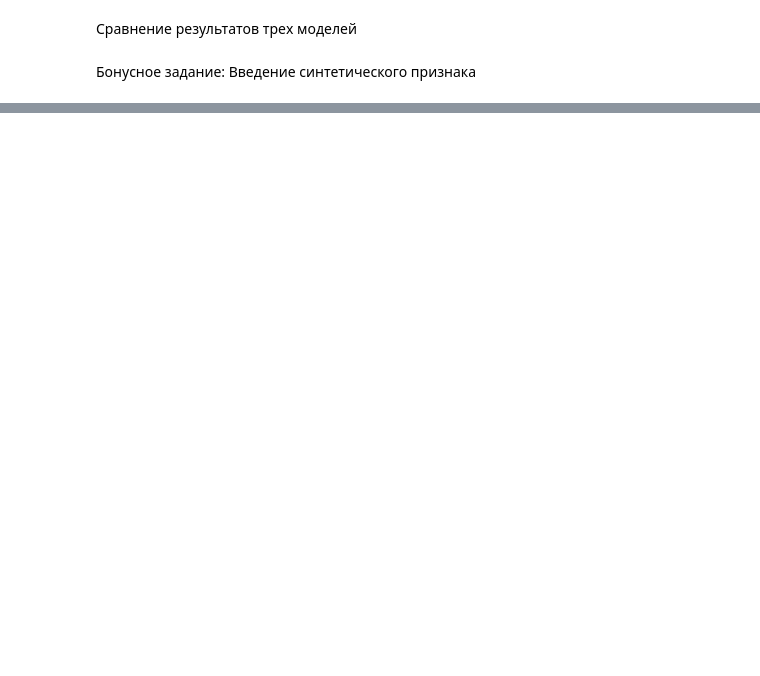
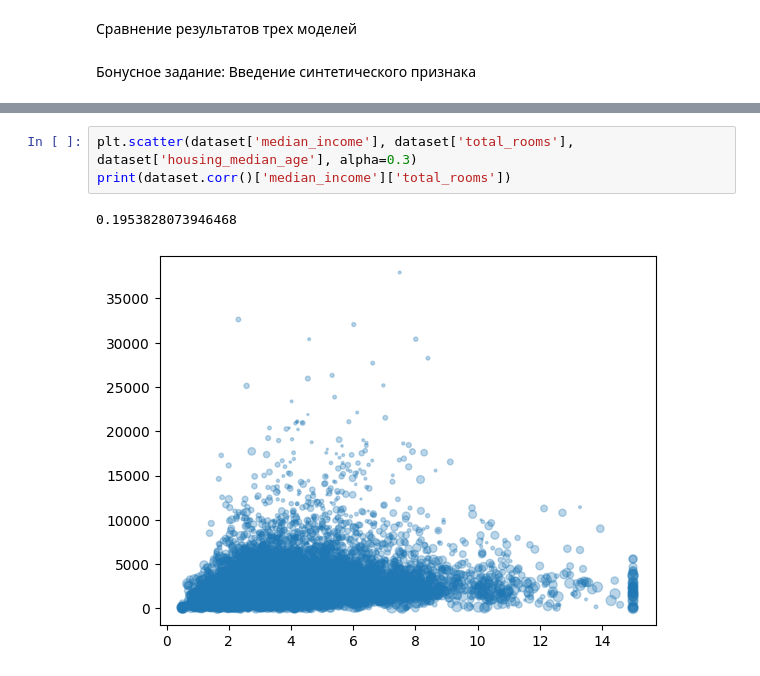
Before and after one commit to zirtoshka/ai_lab_3, a Jupyter notebook: lil.ipynb, the cells around one changed output, grey strips where cells are left out. Saved outputs shown, nothing was run; the diff lists cells and outputs as text; blank space fills up the shorter version.

```diff
--- a/lil.ipynb
+++ b/lil.ipynb
@@ -417,0 +418,6 @@ print("Коэффициент детерминации для модели с с
+# %%
+plt.scatter(dataset['median_income'], dataset['total_rooms'], dataset['housing_median_age'], alpha=0.3)
+print(dataset.corr()['median_income']['total_rooms'])
+# %% [output]
+0.1953828073946468
+[figure, added]
```
Also changed, not shown: parts of 3 cells of this notebook.
